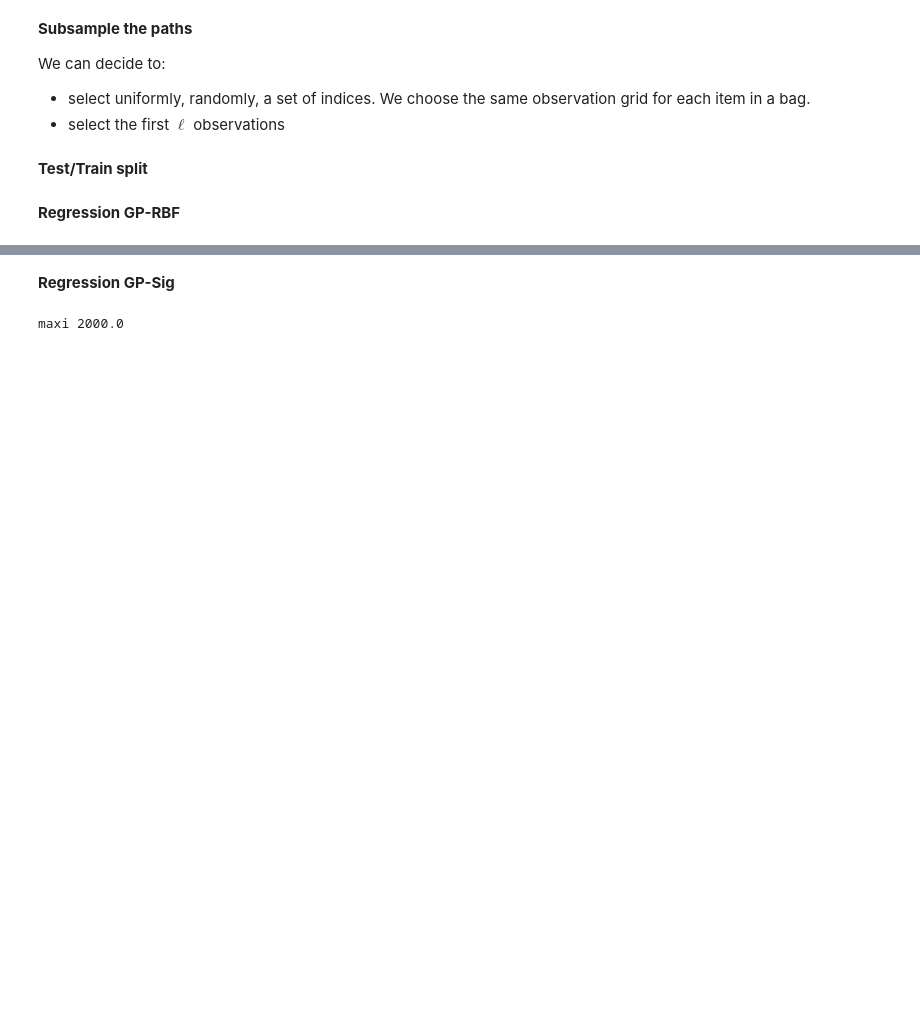
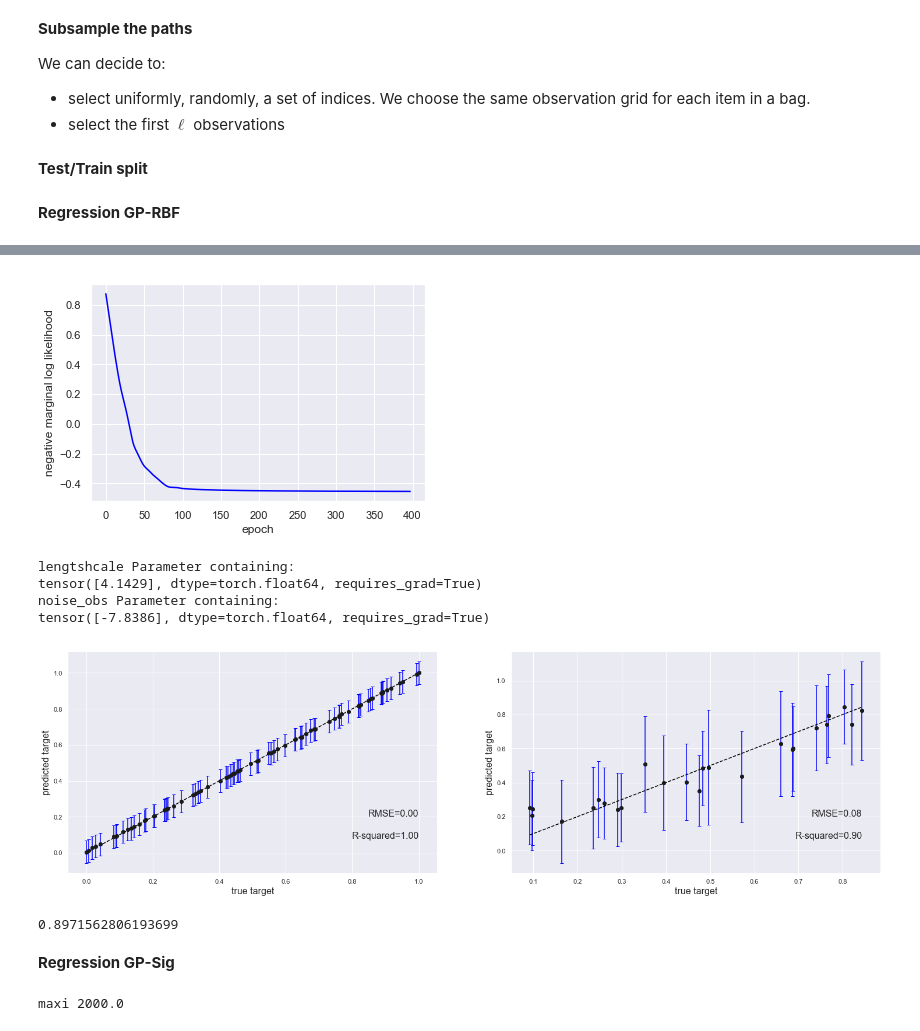
Before and after one commit to maudl3116/Distribution_Regression_Streams, a Jupyter notebook: Looking_For_Good_Synthetic_Datasets.ipynb, the cells around one changed output, grey strips where cells are left out. Saved outputs shown, nothing was run; the diff lists cells and outputs as text; code cells hidden in the pictures; blank space fills up the shorter version.

```diff
--- a/Looking_For_Good_Synthetic_Datasets.ipynb
+++ b/Looking_For_Good_Synthetic_Datasets.ipynb
@@ -70,18 +70,19 @@ data_scaled, y_scaled, train_indices, test_indices = utils.split_standardize(noi
 # %% [markdown]
 **Regression GP-RBF**
 # %%
-# reload(GP_naive)
-# reload(experiments)
-# res = []
+reload(GP_naive)
+reload(experiments)
+res = []
 
 
-# # stack dimensions
-# dim_1 = np.array(np.array(data_scaled)[:,:,:,0])
-# dim_2 = np.array(np.array(data_scaled)[:,:,:,1])
-# input_ = np.concatenate([dim_1,dim_2],axis=2)
+# stack dimensions
+dim_1 = np.array(np.array(data_scaled)[:,:,:,0])
+dim_2 = np.array(np.array(data_scaled)[:,:,:,1])
+input_ = np.concatenate([dim_1,dim_2],axis=2)
 
 
-# train_naive, test_naive = experiments.naive_experiment(input_, y_scaled ,train_indices,test_indices,param_init=[10,0,0],plot=True)
-# res.append(test_naive)
+train_naive, test_naive = experiments.naive_experiment(input_, y_scaled ,train_indices,test_indices,param_init=[10,0,0],plot=True)
+res.append(test_naive)
 
-# print(np.mean(res))
+print(np.mean(res))
+# %% [output]
@@ -88,3 +90,10 @@ data_scaled, y_scaled, train_indices, test_indices = utils.split_standardize(noi
+[figure, added]
+lengtshcale Parameter containing:
+tensor([4.1429], dtype=torch.float64, requires_grad=True)
+noise_obs Parameter containing:
+tensor([-7.8386], dtype=torch.float64, requires_grad=True)
+[figure, added]
+0.8971562806193699
 # %% [markdown]
 **Regression GP-Sig**
 # %%
```
Also changed, not shown: parts of 5 cells of this notebook, 1 other file.
